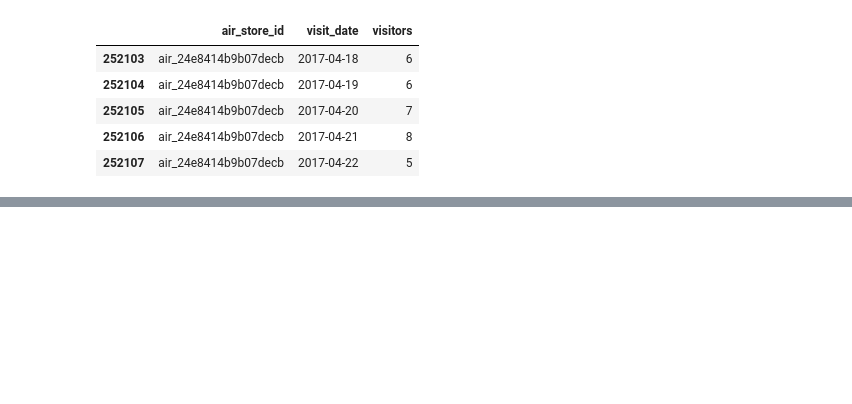
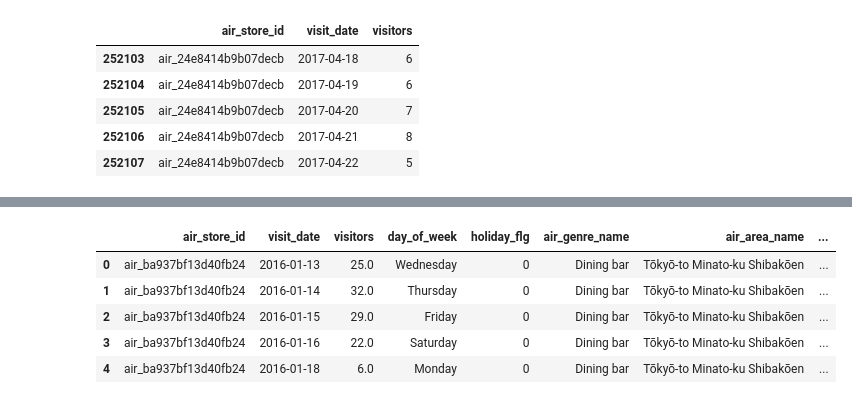
Before and after one commit to zhilangtaosha/ml, a Jupyter notebook: ipython/cheatsheet/rs_recruit.ipynb, the cells around one changed output, grey strips where cells are left out. Saved outputs shown, nothing was run; the diff lists cells and outputs as text; code cells hidden in the pictures; blank space fills up the shorter version.

```diff
--- a/ipython/cheatsheet/rs_recruit.ipynb
+++ b/ipython/cheatsheet/rs_recruit.ipynb
@@ -156,0 +456,2 @@ freq                       1                     1
+# %%
+a_info = pd.merge(a_info, a_store, on=['air_store_id'])
@@ -156,0 +469,2 @@ freq                       1                     1
+# %%
+a_info_merged = pd.merge(a_info, total_merged, on=['air_store_id','visit_date'], how='left')
@@ -156,0 +485,2 @@ freq                       1                     1
+# %%
+a_info_merged = a_info_merged.drop(["a_res_vis","h_res_vis"],axis=1)
@@ -156,0 +499,11 @@ freq                       1                     1
+# %%
+a_info_merged = a_info_merged.fillna(0)
+# %%
+a_info_merged.head()
+# %% [output]
+|  | air_store_id | visit_date | visitors | day_of_week | holiday_flg | air_genre_name | air_area_name | ... |
+| 0 | air_ba937bf13d40fb24 | 2016-01-13 | 25.0 | Wednesday | 0 | Dining bar | Tōkyō-to Minato-ku Shibakōen | ... |
+| 1 | air_ba937bf13d40fb24 | 2016-01-14 | 32.0 | Thursday | 0 | Dining bar | Tōkyō-to Minato-ku Shibakōen | ... |
+| 2 | air_ba937bf13d40fb24 | 2016-01-15 | 29.0 | Friday | 0 | Dining bar | Tōkyō-to Minato-ku Shibakōen | ... |
+| 3 | air_ba937bf13d40fb24 | 2016-01-16 | 22.0 | Saturday | 0 | Dining bar | Tōkyō-to Minato-ku Shibakōen | ... |
+| 4 | air_ba937bf13d40fb24 | 2016-01-18 | 6.0 | Monday | 0 | Dining bar | Tōkyō-to Minato-ku Shibakōen | ... |
```
Also changed, not shown: parts of 57 cells of this notebook, 26 other files.
